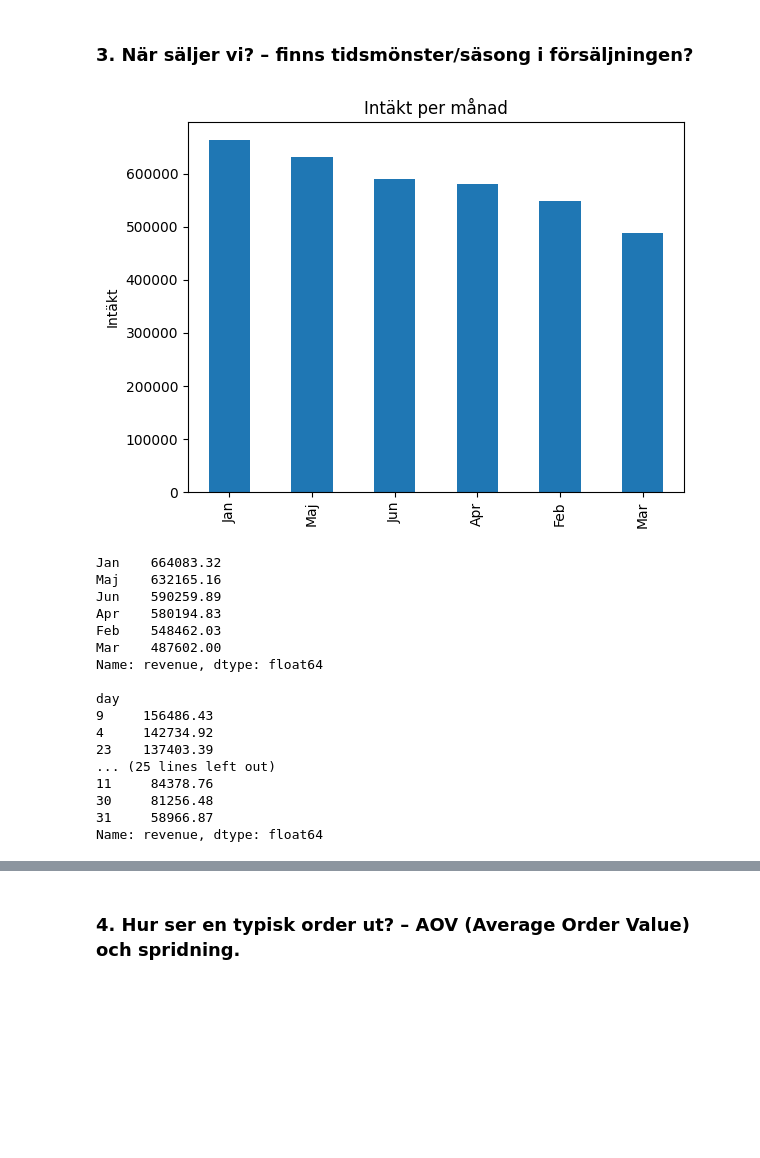
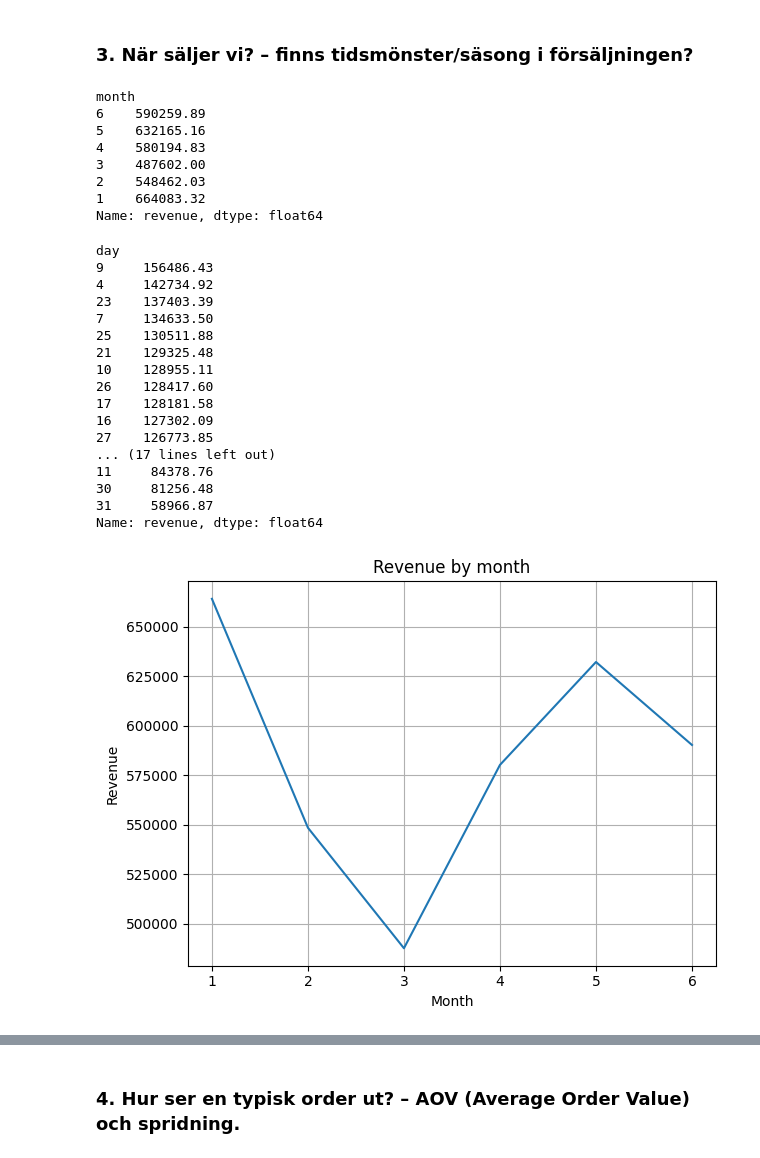
Before and after one commit to NadineKn/TW1, a Jupyter notebook: report.ipynb, the cells around one changed output, grey strips where cells are left out. Drawn from its saved outputs; the diff is of its cells as text; code cells hidden in the pictures; blank space fills up the shorter version.

Commit message:
Hämta statistik för intäkt per månad och vilka dagar som säljer bäst. Skapade diagram för båda i viz.py och la de även i notebook. #3

```diff
--- a/report.ipynb
+++ b/report.ipynb
@@ -68,45 +112,47 @@ plt.show()
 # %% [markdown]
 ### 3. När säljer vi? – finns tidsmönster/säsong i försäljningen?
 # %%
-import matplotlib.pyplot as plt
-import metrics
+from metrics import revenue_by_month, revenue_by_day_of_month
 
-
-rev_month = metrics.get_revenue_by_month()
-
-
-month_names = ['Jan', 'Feb', 'Mar', 'Apr', 'Maj', 'Jun',
-               'Jul', 'Aug', 'Sep', 'Okt', 'Nov', 'Dec']
-
-rev_month.index = [month_names[int(m)-1] if str(m).isdigit() else m for m in rev_month.index]
-rev_month.plot(kind='bar', title='Intäkt per månad')
-plt.ylabel('Intäkt')
-plt.show()
+revenue_by_month # Shows the total revenue for the different months
 # %% [output]
-[figure, removed]
+month
+6    590259.89
+5    632165.16
+4    580194.83
+3    487602.00
+2    548462.03
+1    664083.32
+Name: revenue, dtype: float64
 # %%
-from metrics import revenue_by_day, revenue_by_month
-print(revenue_by_month)
-print()
-print(revenue_by_day)
-
-def get_revenue_by_month():
-    return revenue_by_month
+revenue_by_day_of_month # Shows the best selling days of the months
 # %% [output]
-Jan    664083.32
-Maj    632165.16
-Jun    590259.89
-Apr    580194.83
-Feb    548462.03
-Mar    487602.00
-Name: revenue, dtype: float64
-
 day
 9     156486.43
 4     142734.92
 23    137403.39
-... (25 lines left out)
+7     134633.50
+25    130511.88
+21    129325.48
+10    128955.11
+26    128417.60
+17    128181.58
+16    127302.09
+27    126773.85
+... (17 lines left out)
 11     84378.76
 30     81256.48
 31     58966.87
 Name: revenue, dtype: float64
+# %%
+import matplotlib.pyplot as plt
+
+plt.plot(revenue_by_month.index, revenue_by_month.values)
+plt.xlabel("Month")
+plt.ylabel("Revenue")
+plt.title("Revenue by month")
+plt.grid(True)
+plt.tight_layout()
+plt.show()
+# %% [output]
+[figure, added]
```
Also changed, not shown: parts of 9 cells of this notebook, 2 other files.
